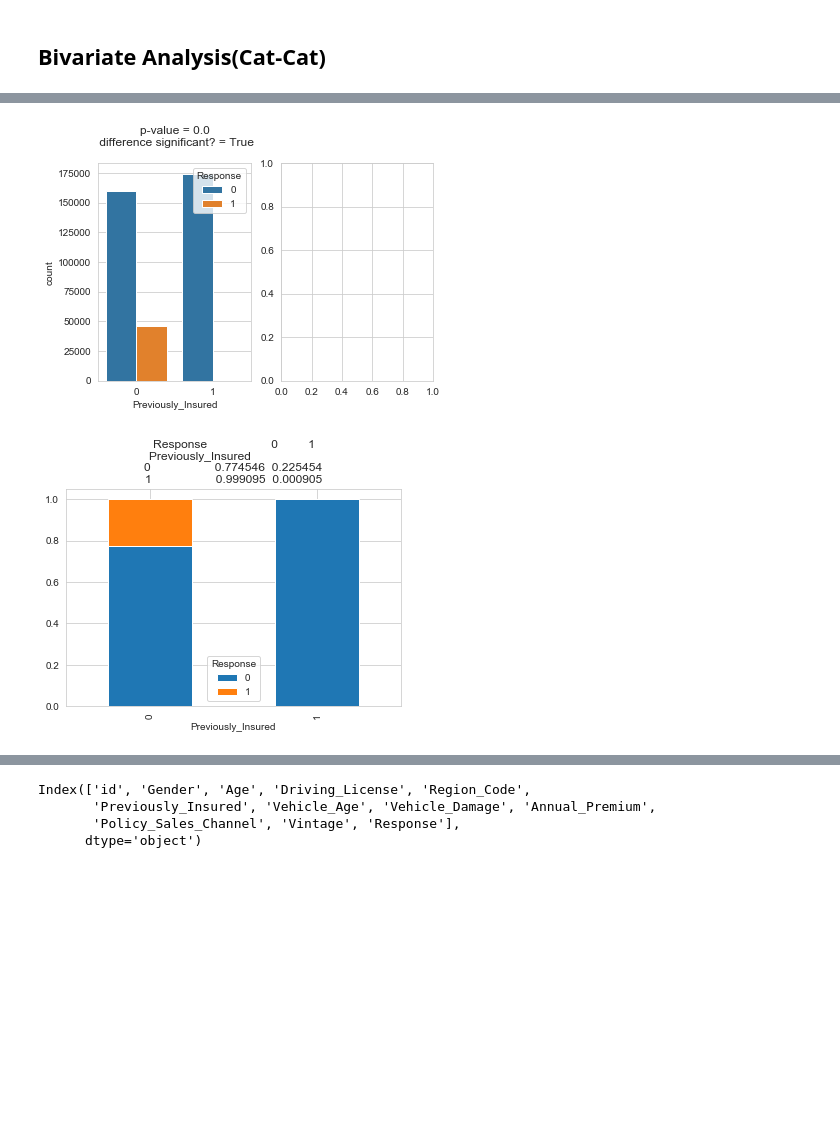
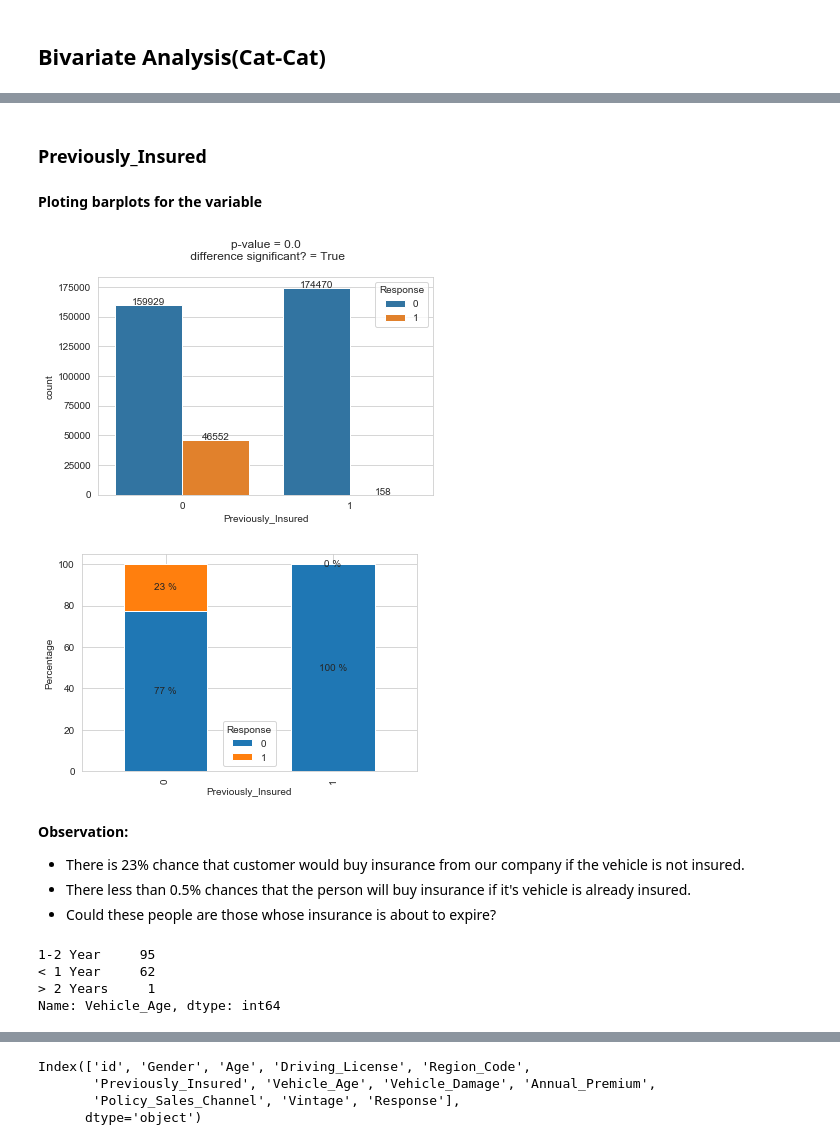
Before and after one commit to Kamaldeep0077/Cross-Sell-Prediction, a Jupyter notebook: Cross-Sell Prediction.ipynb, the cells around one changed output, grey strips where cells are left out. Drawn from its saved outputs; the diff is of its cells as text; code cells hidden in the pictures; blank space fills up the shorter version.

```diff
--- a/Cross-Sell Prediction.ipynb
+++ b/Cross-Sell Prediction.ipynb
@@ -691,5 +739,21 @@ def BVA_categorical_plot(data, tar, cat):
+# %% [markdown]
+### Previously_Insured
+# %% [markdown]
+**Ploting barplots for the variable**
 # %%
-BVA_categorical_plot(train, 'Response', 'Previously_Insured')
+BVA_cat_cat(train, 'Response', 'Previously_Insured')
 # %% [output]
-[figure, old version]
+[figure, new version]
-[figure, old version]
+[figure, new version]
+# %% [markdown]
+**Observation:**
+* There is 23% chance that customer would buy insurance from our company if the vehicle is not insured.
+* There less than 0.5% chances that the person will buy insurance if it's vehicle is already insured.
+* Could these people are those whose insurance is about to expire?
+# %%
+train[(train['Previously_Insured'] == 1) & train['Response'] == 1]['Vehicle_Age'].value_counts()
+# %% [output]
+1-2 Year     95
+< 1 Year     62
+> 2 Years     1
+Name: Vehicle_Age, dtype: int64
```
Also changed, not shown: parts of 23 cells of this notebook.
